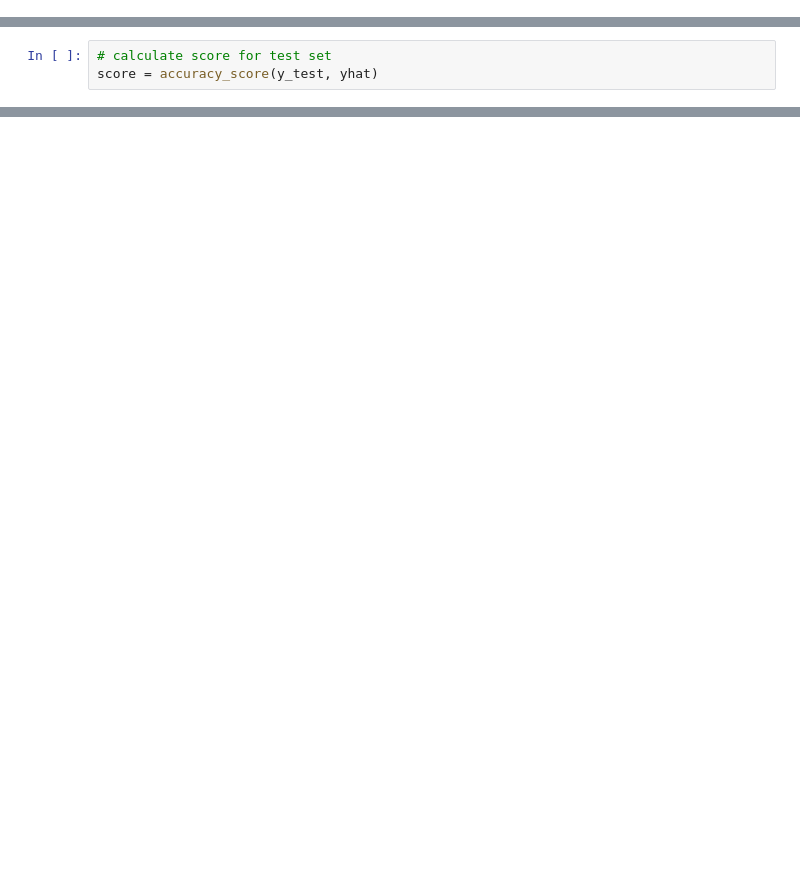
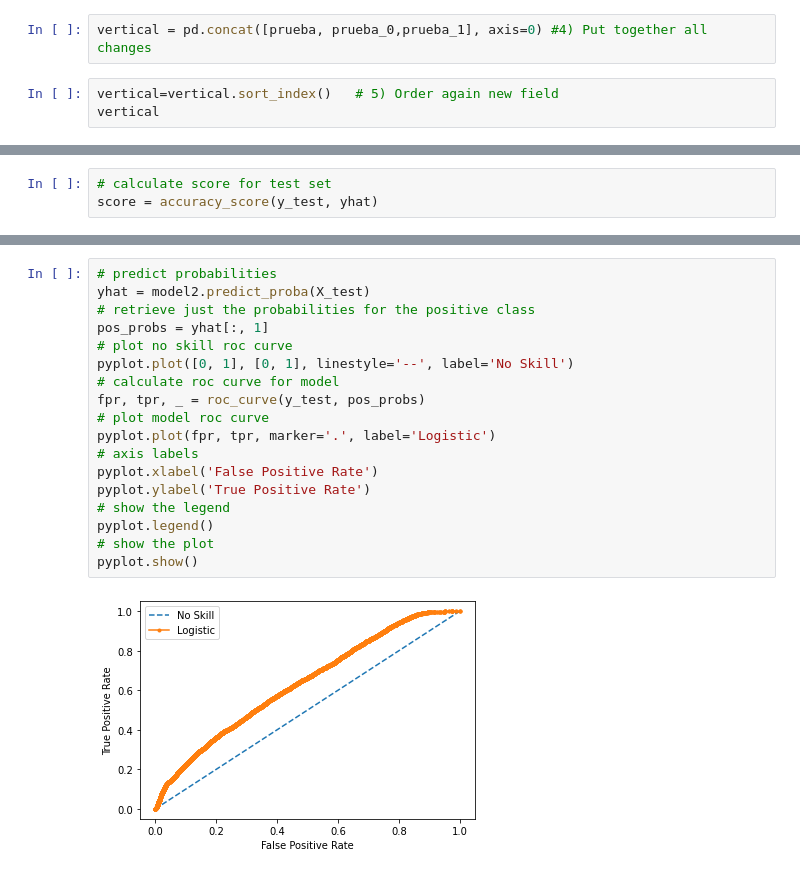
Before and after one commit to GuyenSoto/BTC, a Jupyter notebook: BTC_labelPropagation.ipynb, the cells around one changed output, grey strips where cells are left out. Saved outputs shown, nothing was run; the diff lists cells and outputs as text; blank space fills up the shorter version.

```diff
--- a/BTC_labelPropagation_S.ipynb
+++ b/BTC_labelPropagation.ipynb
@@ -112,0 +179,5 @@ y=cleaned_df['Class']
+# %%
+vertical = pd.concat([prueba, prueba_0,prueba_1], axis=0) #4) Put together all changes
+# %%
+vertical=vertical.sort_index()   # 5) Order again new field
+vertical
@@ -295,0 +382,20 @@ Accuracy: 81.40
+# %%
+# predict probabilities
+yhat = model2.predict_proba(X_test)
+# retrieve just the probabilities for the positive class
+pos_probs = yhat[:, 1]
+# plot no skill roc curve
+pyplot.plot([0, 1], [0, 1], linestyle='--', label='No Skill')
+# calculate roc curve for model
+fpr, tpr, _ = roc_curve(y_test, pos_probs)
+# plot model roc curve
+pyplot.plot(fpr, tpr, marker='.', label='Logistic')
+# axis labels
+pyplot.xlabel('False Positive Rate')
+pyplot.ylabel('True Positive Rate')
+# show the legend
+pyplot.legend()
+# show the plot
+pyplot.show()
+# %% [output]
+[figure, added]
```
Also changed, not shown: parts of 37 cells of this notebook, 9 other files.
